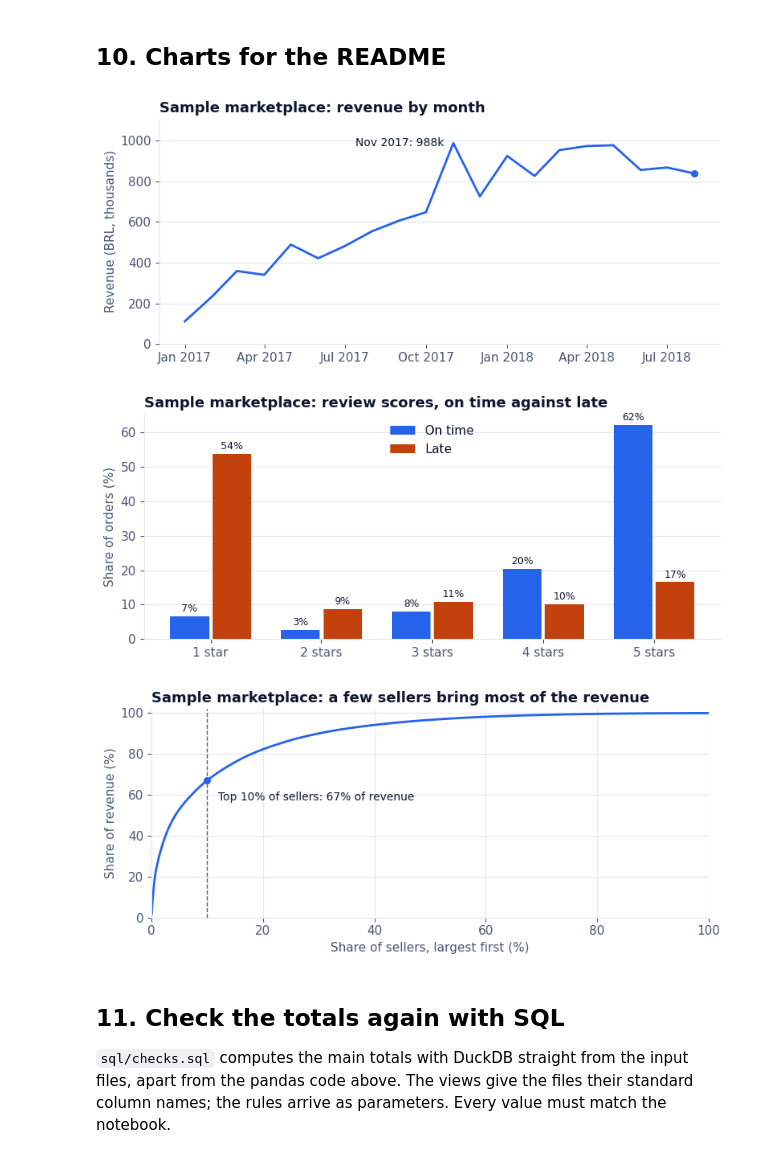
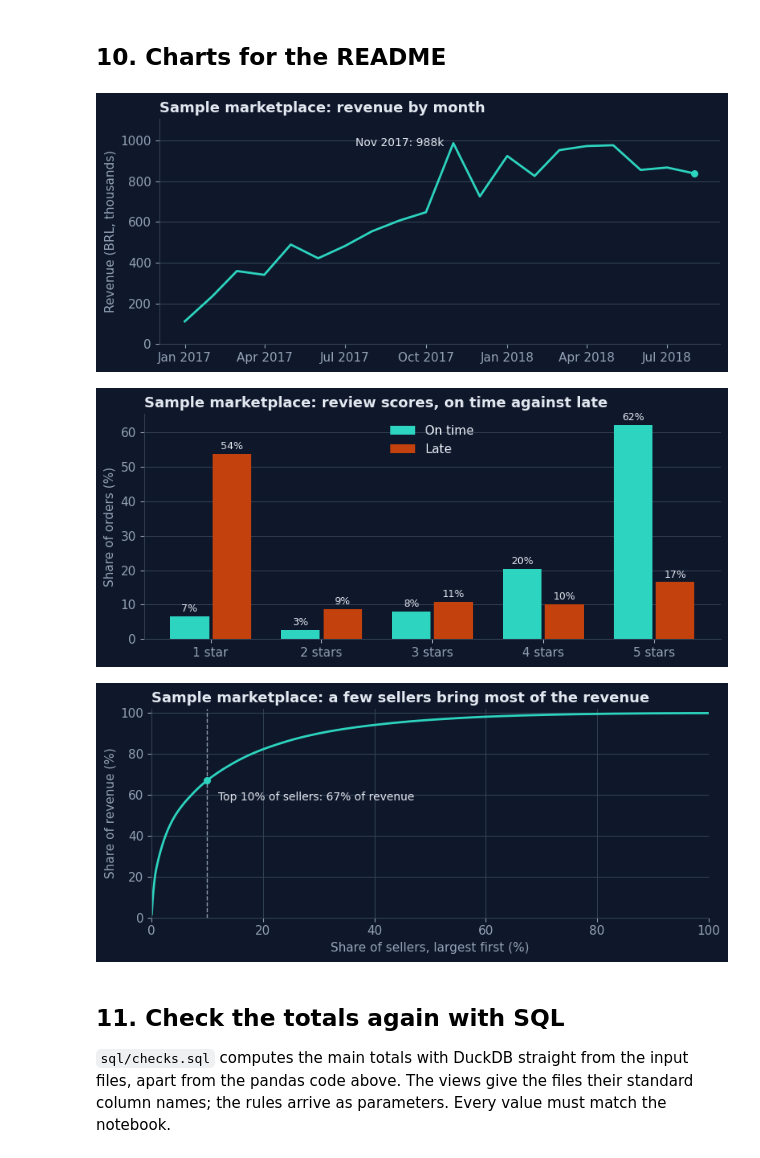
Before and after one commit to omarshalabyy1/sales-performance-dashboard, a Jupyter notebook: analysis/analysis.ipynb, the cells around one changed output. Drawn from its saved outputs; the diff is of its cells as text; code cells hidden in the pictures.

Commit message:
Charts in the README's navy and teal look

```diff
--- a/analysis/analysis.ipynb
+++ b/analysis/analysis.ipynb
@@ -385,34 +385,37 @@ pd.DataFrame({"revenue by seller region": by_seller_region, "revenue by customer
 # %% [markdown]
 ## 10. Charts for the README
 # %%
+# Charts use the README's navy and teal look; the Power BI theme keeps client.yaml's colours.
+COLOURS = {**COLOURS, "data": ["#2DD4BF", "#E2E8F0", "#A78BFA", "#94A3B8", "#14B8A6", "#475569"],
+           "text": "#E2E8F0", "muted": "#94A3B8", "line": "#334155"}
 MAIN, DANGER, TEXT, MUTED, LINE = (COLOURS["data"][0], COLOURS["danger"], COLOURS["text"],
                                    COLOURS["muted"], COLOURS["line"])
 plt.rcParams.update({
     "font.size": 11, "text.color": TEXT, "axes.labelcolor": MUTED, "xtick.color": MUTED, "ytick.color": MUTED,
     "axes.edgecolor": LINE, "axes.spines.top": False, "axes.spines.right": False,
     "axes.grid": True, "grid.color": LINE, "grid.linewidth": 0.8, "axes.axisbelow": True,
-    "figure.facecolor": "white", "savefig.facecolor": "white", "savefig.dpi": 150,
+    "figure.facecolor": "#0F172A", "axes.facecolor": "#0F172A", "savefig.facecolor": "#0F172A", "savefig.dpi": 150,
 })
 
 # Revenue by month, from January of the year before the compare year
 m = monthly.loc[f"{CY - 1}-01":]
 fig, ax = plt.subplots(figsize=(8, 3.6))
 ax.plot(m.index.to_timestamp(), m["revenue"] / 1e3, color=MAIN, linewidth=2)
 ax.scatter(m.index[-1].to_timestamp(), m["revenue"].iloc[-1] / 1e3, color=MAIN, s=30, zorder=3)
 peak = m["revenue"].idxmax()
 ax.annotate(f"{peak.strftime('%b %Y')}: {m['revenue'].max() / 1e3:,.0f}k", (peak.to_timestamp(), m["revenue"].max() / 1e3),
             xytext=(-8, 0), textcoords="offset points", ha="right", va="center", fontsize=10)
 ax.xaxis.set_major_locator(mdates.MonthLocator(bymonth=[1, 4, 7, 10]))
 ax.xaxis.set_major_formatter(mdates.DateFormatter("%b %Y"))
 ax.set_ylabel(f"Revenue ({CURRENCY}, thousands)")
 ax.set_ylim(0, m["revenue"].max() / 1e3 * 1.12)
 ax.grid(axis="x", visible=False)
 ax.set_title(f"{NAME}: revenue by month", loc="left", fontsize=13, fontweight="bold")
 fig.tight_layout()
 fig.savefig(DOCS / "revenue-by-month.png")
 plt.show()
 # %% [output]
-[figure, old version]
+[figure, new version]
 # %%
 # Review scores: on time against late (share of reviewed orders at each score)
 reviewed = per_order[per_order["review_score"].notna() & (per_order["delivery_status"] != "No date")]
@@ -433,7 +436,7 @@ fig.tight_layout()
 fig.savefig(DOCS / "reviews-on-time-vs-late.png")
 plt.show()
 # %% [output]
-[figure, old version]
+[figure, new version]
 # %%
 # Seller concentration: cumulative share of revenue against share of sellers
 cum = by_seller.cumsum() / revenue * 100
@@ -454,7 +457,7 @@ fig.tight_layout()
 fig.savefig(DOCS / "seller-concentration.png")
 plt.show()
 # %% [output]
-[figure, old version]
+[figure, new version]
 # %% [markdown]
 ## 11. Check the totals again with SQL
 
```
Also changed, not shown: 3 other files.
